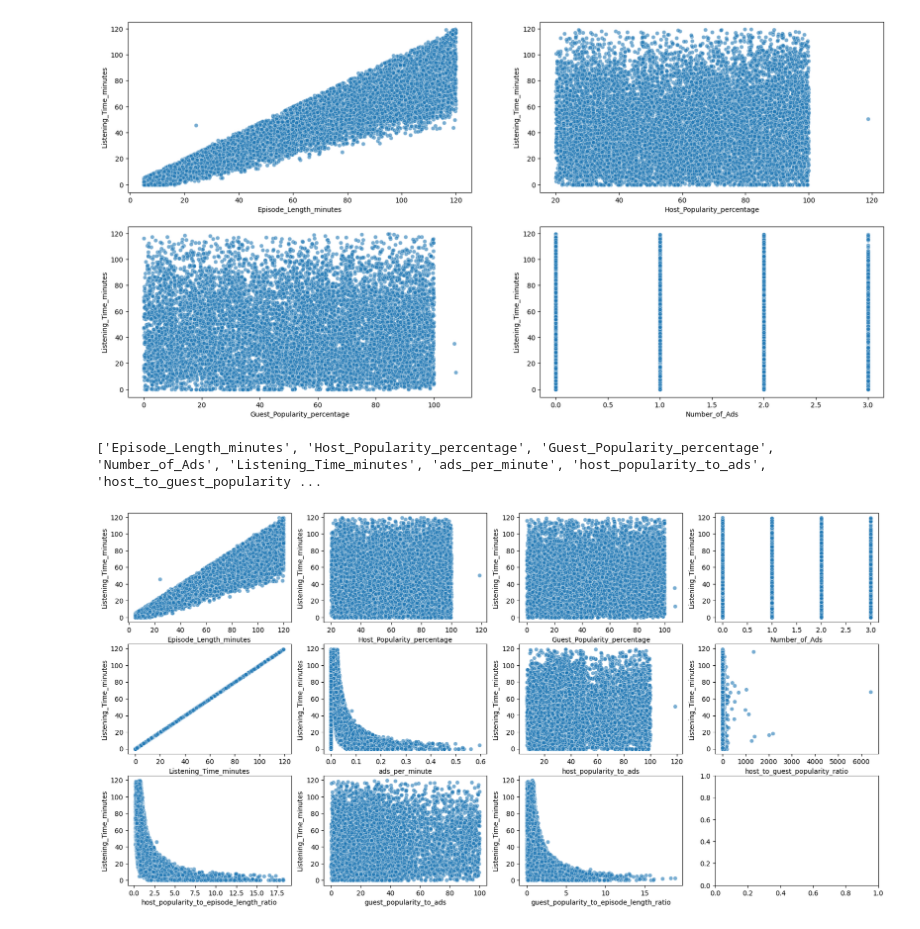
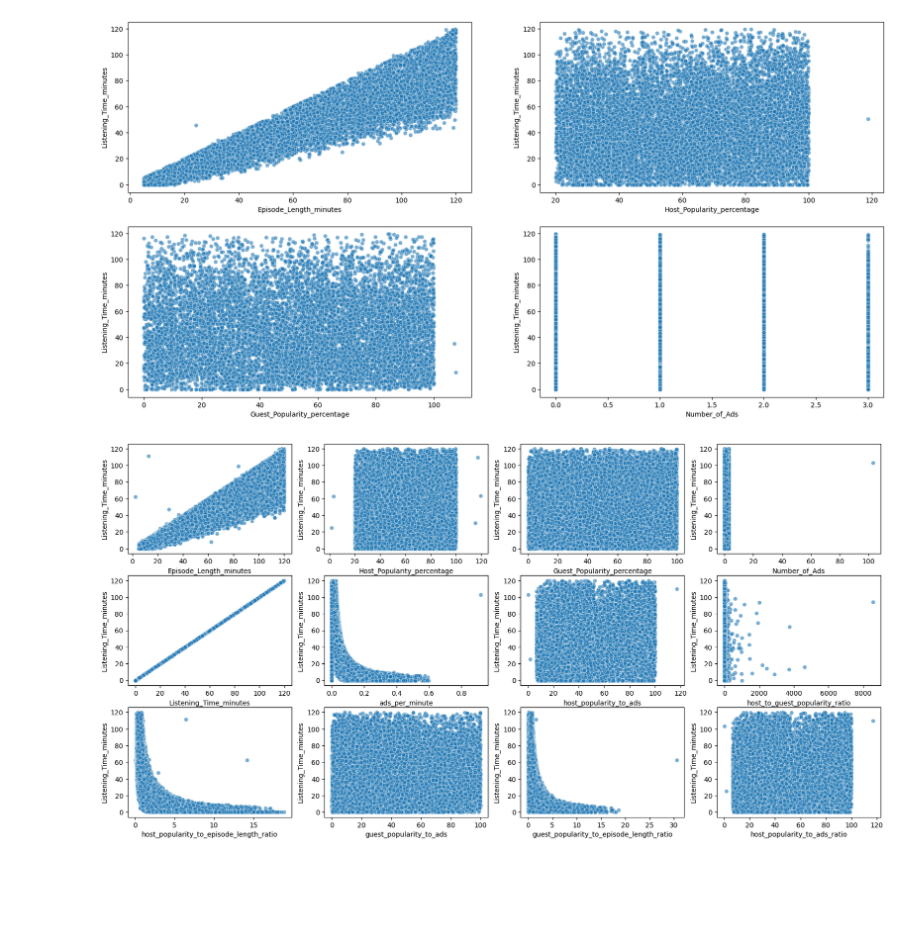
Before and after one commit to acrusedev/Audio-Engagement-Challenge, a Jupyter notebook: eda.ipynb, the cells around one changed output. Saved outputs shown, nothing was run; the diff lists cells and outputs as text; code cells hidden in the pictures; blank space fills up the shorter version.

Commit message:
refactor: update sample size

```diff
--- a/eda.ipynb
+++ b/eda.ipynb
@@ -95,36 +95,35 @@ for var, subplot in zip(numerical_features, ax.flatten()):
 # lets start with creating new features
 
 # ad features
 train_df['ads_per_minute'] = train_df['Number_of_Ads'] / train_df['Episode_Length_minutes']
 
 # host popularity features
-train_df['host_popularity_to_ads'] = train_df['Host_Popularity_percentage'] / train_df['Number_of_Ads']
+train_df['host_popularity_to_ads_ratio'] = train_df['Host_Popularity_percentage'] / train_df['Number_of_Ads']
 train_df['host_to_guest_popularity_ratio'] = train_df['Host_Popularity_percentage'] / train_df['Guest_Popularity_percentage']
 train_df['host_popularity_to_episode_length_ratio'] = train_df['Host_Popularity_percentage'] / train_df['Episode_Length_minutes']
 
 # guest popularity features
-train_df['guest_popularity_to_ads'] = train_df['Guest_Popularity_percentage'] / train_df['Number_of_Ads']
+train_df['guest_popularity_to_ads_ratio'] = train_df['Guest_Popularity_percentage'] / train_df['Number_of_Ads']
 train_df['guest_popularity_to_episode_length_ratio'] = train_df['Guest_Popularity_percentage'] / train_df['Episode_Length_minutes']
 
 # lets see how it looks like
 
 object_features = [feature for feature in train_df.columns if train_df[feature].dtype == 'object']
 numerical_features = [feature for feature in train_df.columns if feature not in object_features]
 numerical_features = numerical_features[1:]
-print(numerical_features)
 
-sample_df = train_df.sample(n=15000, random_state=20)
+# lets increase sample size to 50 000 to see more outliyng values
+sample_df = train_df.sample(n=50000, random_state=1)
 
 fig, ax = plt.subplots(3, 4, figsize=(20, 10))
 
 for var, subplot in zip(numerical_features, ax.flatten()):
     sns.scatterplot(
         x=var,
         y='Listening_Time_minutes',
         data=sample_df,
         ax=subplot,
         alpha=0.6
     )
 # %% [output]
-['Episode_Length_minutes', 'Host_Popularity_percentage', 'Guest_Popularity_percentage', 'Number_of_Ads', 'Listening_Time_minutes', 'ads_per_minute', 'host_popularity_to_ads', 'host_to_guest_popularity ...
-[figure, old version]
+[figure, new version]
```
